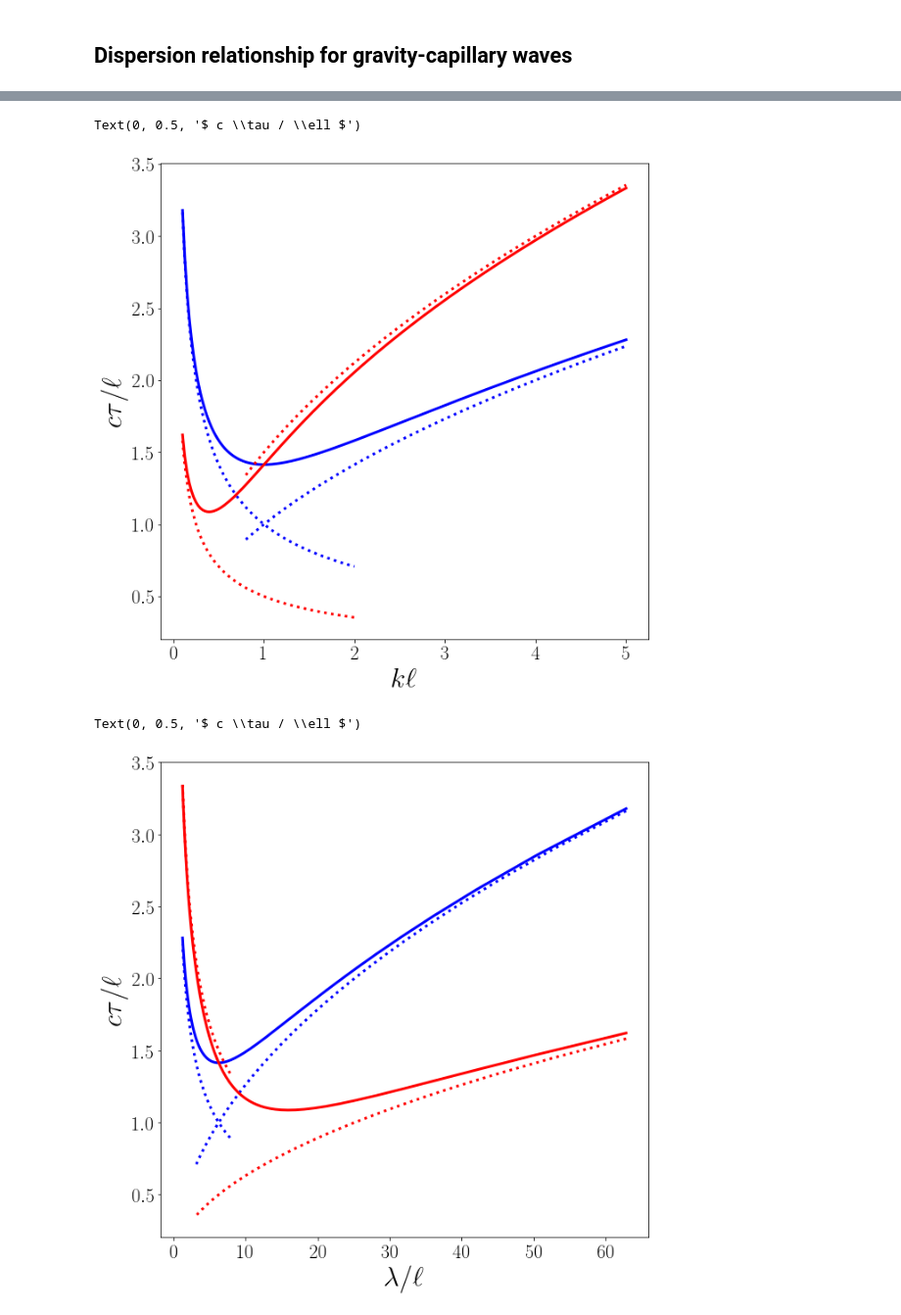
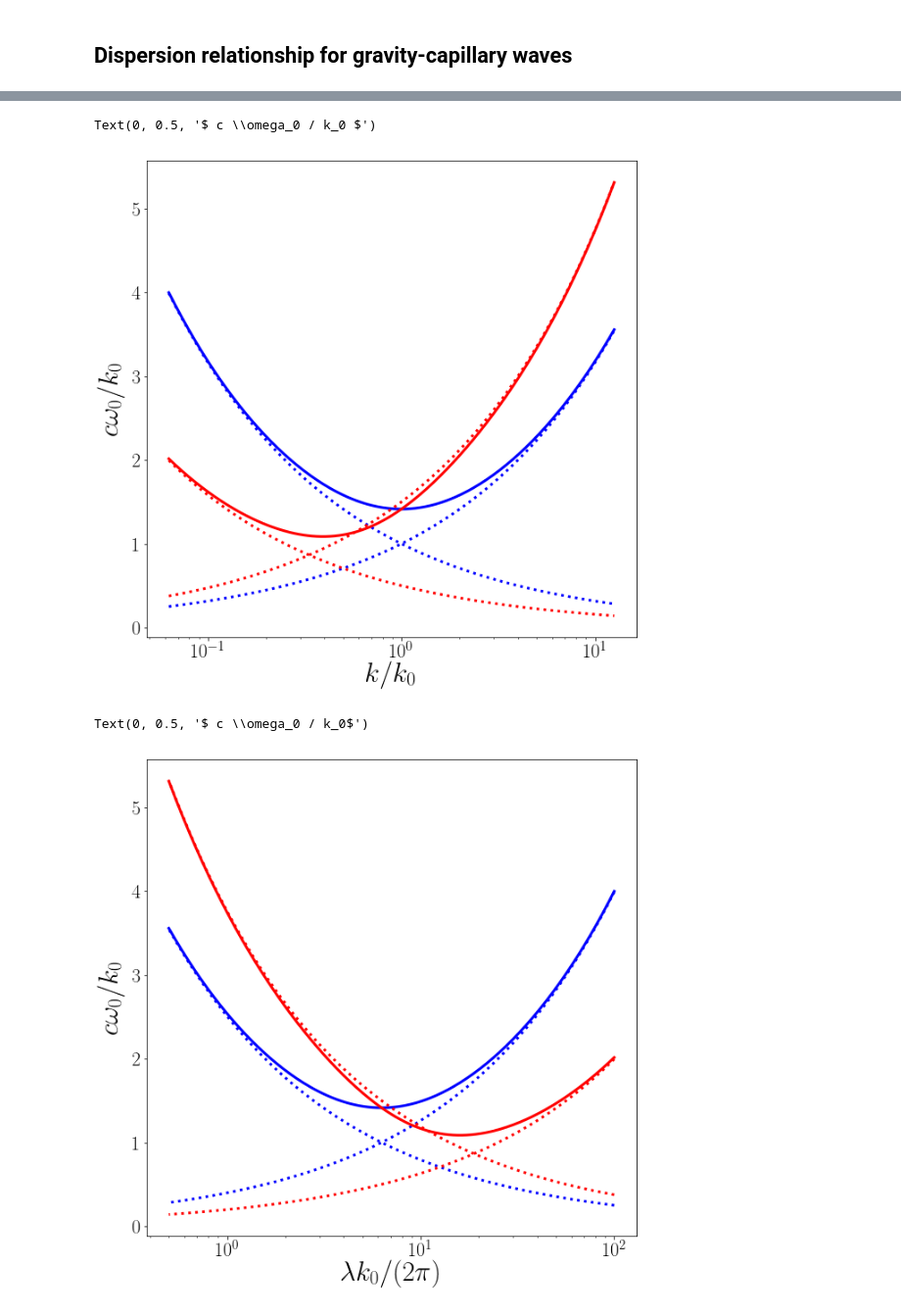
Before and after one commit to ddcampayo/Fluid_Mechanics, a Jupyter notebook: supp_mat/gravity_capillary_dispersion.ipynb, the cells around one changed output, grey strips where cells are left out. Shown: that part at 98% size. Drawn from its saved outputs; the diff is of its cells as text; code cells hidden in the pictures.

Commit message:
more on capillary, and gravity, waves

```diff
--- a/supp_mat/gravity_capillary_dispersion.ipynb
+++ b/supp_mat/gravity_capillary_dispersion.ipynb
@@ -40,3 +36,15 @@ kk_hi = np.linspace( 0.8 , 5 , 100)
+# %%
+# limits set to reproduce image in wikipedia, https://en.wikipedia.org/wiki/Capillary_wave#/media/File:Dispersion_capillary.svg
+
+lim0= np.log10( 0.01 * (2*np.pi) )
+lim1= np.log10( 2 * (2*np.pi) )
+
+
+kk = 10**np.linspace( lim0 , lim1 , 200)
+kk_lo = kk
+kk_hi = kk
+#kk_lo = 10**np.linspace( lim0   , np.log10(2) , 100)
+#kk_hi = 10**np.linspace( np.log10(0.5) , lim1 , 100)
 # %%
 fig = plt.loglog( kk , cc(kk) , 'b-' )
 # %% [output]
@@ -44,20 +52,24 @@ fig = plt.loglog( kk , cc(kk) , 'b-' )
 # %%
 height=10
 fig, ax = plt.subplots(figsize=(1*height, height) )
-ax.plot( kk , cc( kk ), 'b-',  linewidth=3 ) # label=r'$k$, wave-vector',
-ax.plot( kk_lo , cc_lo( kk_lo ), 'b:',  linewidth=3 )
-ax.plot( kk_hi , cc_hi( kk_hi ), 'b:',  linewidth=3 )
+ax.semilogx( kk , cc( kk ), 'b-',  linewidth=3 ) # label=r'$k$, wave-vector',
+ax.semilogx( kk_lo , cc_lo( kk_lo ), 'b:',  linewidth=3 )
+ax.semilogx( kk_hi , cc_hi( kk_hi ), 'b:',  linewidth=3 )
 
 
-ax.plot( kk , cg( kk ), 'r-',  linewidth=3 )
-ax.plot( kk_lo , cg_lo( kk_lo ), 'r:',  linewidth=3 )
-ax.plot( kk_hi , cg_hi( kk_hi ), 'r:',  linewidth=3 )
+ax.semilogx( kk , cg( kk ), 'r-',  linewidth=3 )
+ax.semilogx( kk_lo , cg_lo( kk_lo ), 'r:',  linewidth=3 )
+ax.semilogx( kk_hi , cg_hi( kk_hi ), 'r:',  linewidth=3 )
 
-ax.set_xlabel(r'$ k \ell $', fontsize='x-large')
-ax.set_ylabel(r'$ c \tau / \ell $', fontsize='x-large')
+ax.set_xlabel(r'$ k / k_0 $', fontsize='x-large')
+ax.set_ylabel(r'$ c \omega_0 / k_0 $', fontsize='x-large')
+
+#t = [0.01,0.1,1,2,3,4]
+
+#ax.set_xticks( t )
 # %% [output]
-Text(0, 0.5, '$ c \\tau / \\ell $')
+Text(0, 0.5, '$ c \\omega_0 / k_0 $')
-[figure, old version]
+[figure, new version]
 # %%
 fig.savefig('../figures/gravity_capillary_dispersion_k.eps')
 # %%
@@ -67,19 +79,19 @@ ll_lo= 2*np.pi / kk_lo
 # %%
 height=10
 fig, ax = plt.subplots(figsize=(1*height, height) )
-ax.plot( ll , cc( kk ), 'b-',  linewidth=3 ) # label=r'$k$, wave-vector',
-ax.plot( ll_lo , cc_lo( kk_lo ), 'b:',  linewidth=3 )
-ax.plot( ll_hi , cc_hi( kk_hi ), 'b:',  linewidth=3 )
+ax.semilogx( ll , cc( kk ), 'b-',  linewidth=3 ) # label=r'$k$, wave-vector',
+ax.semilogx( ll_lo , cc_lo( kk_lo ), 'b:',  linewidth=3 )
+ax.semilogx( ll_hi , cc_hi( kk_hi ), 'b:',  linewidth=3 )
 
 
-ax.plot( ll , cg( kk ), 'r-',  linewidth=3 )
-ax.plot( ll_lo , cg_lo( kk_lo ), 'r:',  linewidth=3 )
-ax.plot( ll_hi , cg_hi( kk_hi ), 'r:',  linewidth=3 )
+ax.semilogx( ll , cg( kk ), 'r-',  linewidth=3 )
+ax.semilogx( ll_lo , cg_lo( kk_lo ), 'r:',  linewidth=3 )
+ax.semilogx( ll_hi , cg_hi( kk_hi ), 'r:',  linewidth=3 )
 
-ax.set_xlabel(r'$ \lambda / \ell $', fontsize='x-large')
-ax.set_ylabel(r'$ c \tau / \ell $', fontsize='x-large')
+ax.set_xlabel(r'$ \lambda k_0 / (2\pi) $', fontsize='x-large')
+ax.set_ylabel(r'$ c \omega_0 / k_0$', fontsize='x-large')
 # %% [output]
-Text(0, 0.5, '$ c \\tau / \\ell $')
+Text(0, 0.5, '$ c \\omega_0 / k_0$')
-[figure, old version]
+[figure, new version]
 # %%
 fig.savefig('../figures/gravity_capillary_dispersion_lambda.eps')
```
Also changed, not shown: parts of 6 cells of this notebook, 5 other files.
